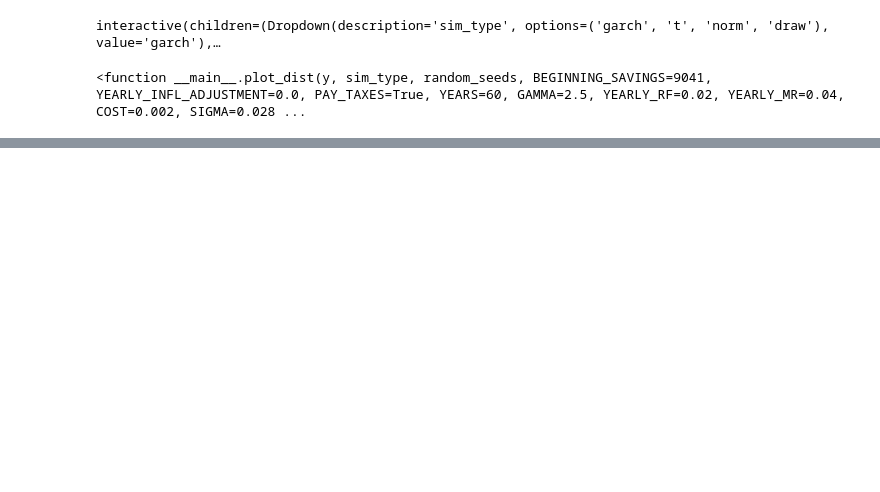
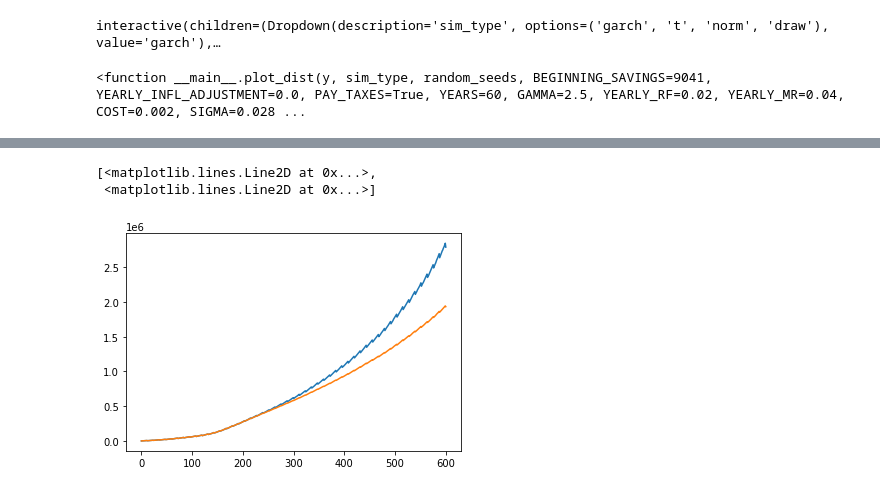
Before and after one commit to neriksen/applied_finance, a Jupyter notebook: distribution_of_returns.ipynb, the cells around one changed output, grey strips where cells are left out. Drawn from its saved outputs; the diff is of its cells as text; code cells hidden in the pictures; blank space fills up the shorter version.

```diff
--- a/distribution_of_returns.ipynb
+++ b/distribution_of_returns.ipynb
@@ -71,0 +148,6 @@ interactive(children=(Dropdown(description='sim_type', options=('garch', 't', 'n
+# %%
+plt.plot(ports.groupby('period', dropna=True).mean().loc[:, ['dual_phase', 'single_phase']])
+# %% [output]
+[<matplotlib.lines.Line2D at 0x...>,
+ <matplotlib.lines.Line2D at 0x...>]
+[figure, added]
```
Also changed, not shown: parts of 20 cells of this notebook.
